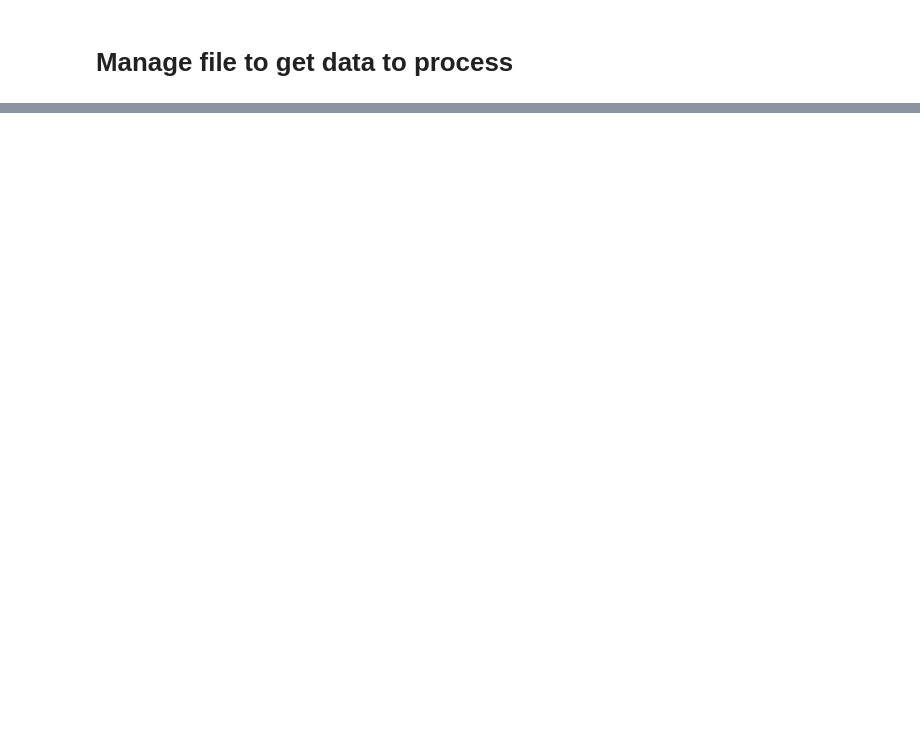
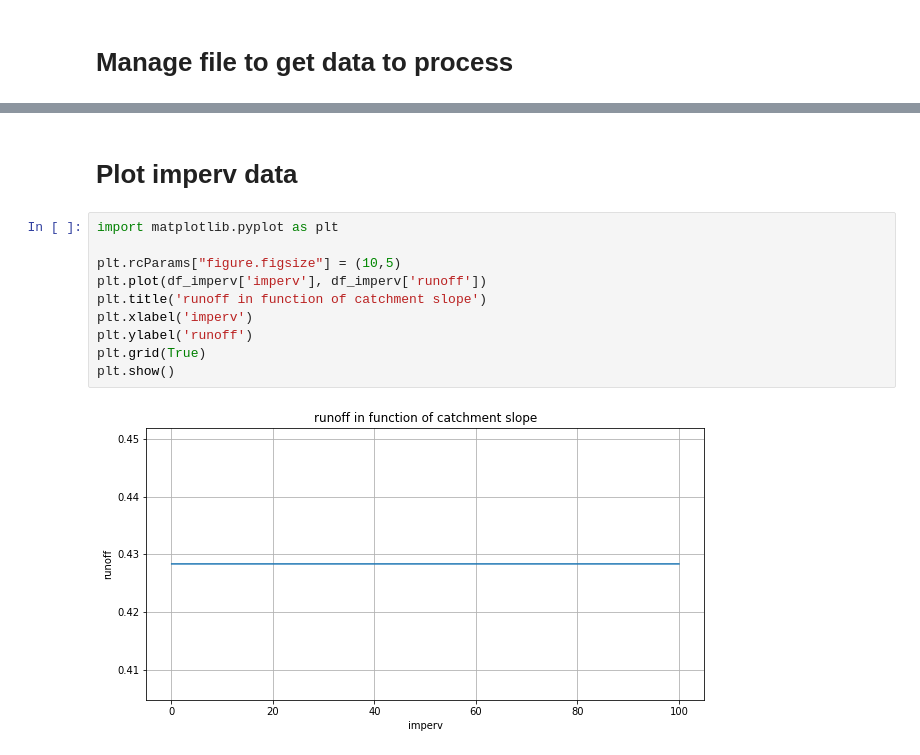
Before and after one commit to BuczynskiRafal/pipe_calculations, a Jupyter notebook: Catchments.ipynb, the cells around one changed output, grey strips where cells are left out. Saved outputs shown, nothing was run; the diff lists cells and outputs as text; blank space fills up the shorter version.

```diff
--- a/Catchments.ipynb
+++ b/Catchments.ipynb
@@ -62,0 +108,14 @@ with Simulation('Site_Drainage_Model.inp') as sim:
+# %% [markdown]
+# Plot imperv data
+# %%
+import matplotlib.pyplot as plt
+
+plt.rcParams["figure.figsize"] = (10,5)
+plt.plot(df_imperv['imperv'], df_imperv['runoff'])
+plt.title('runoff in function of catchment slope')
+plt.xlabel('imperv')
+plt.ylabel('runoff')
+plt.grid(True)
+plt.show()
+# %% [output]
+[figure, added]
```
Also changed, not shown: parts of 11 cells of this notebook.
